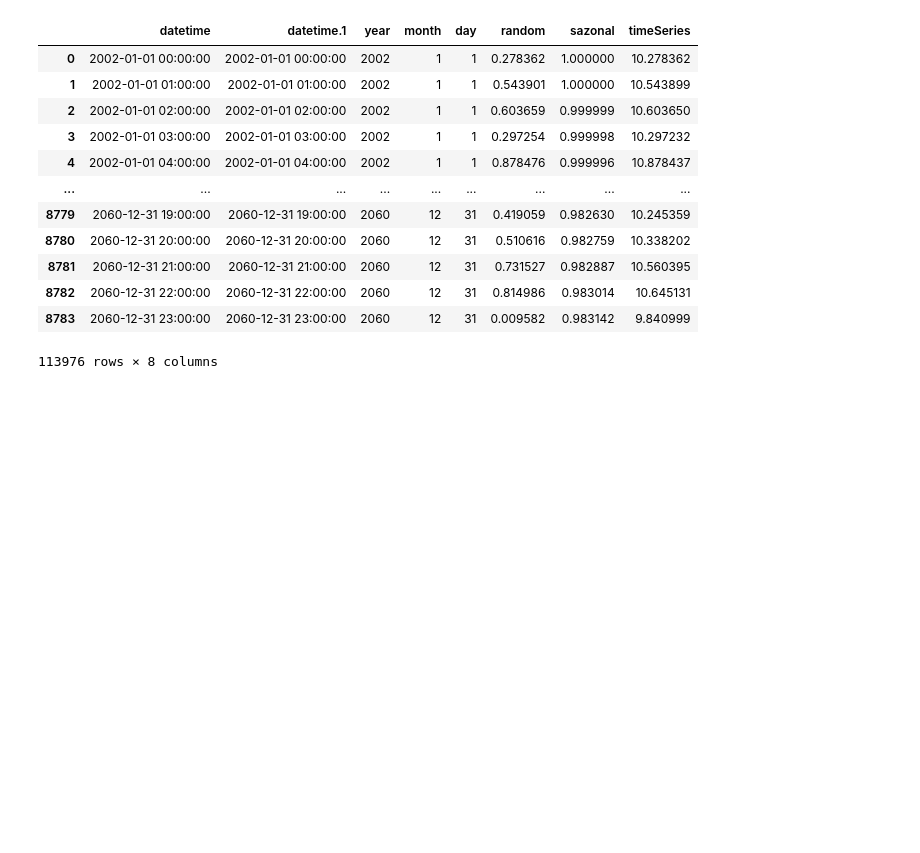
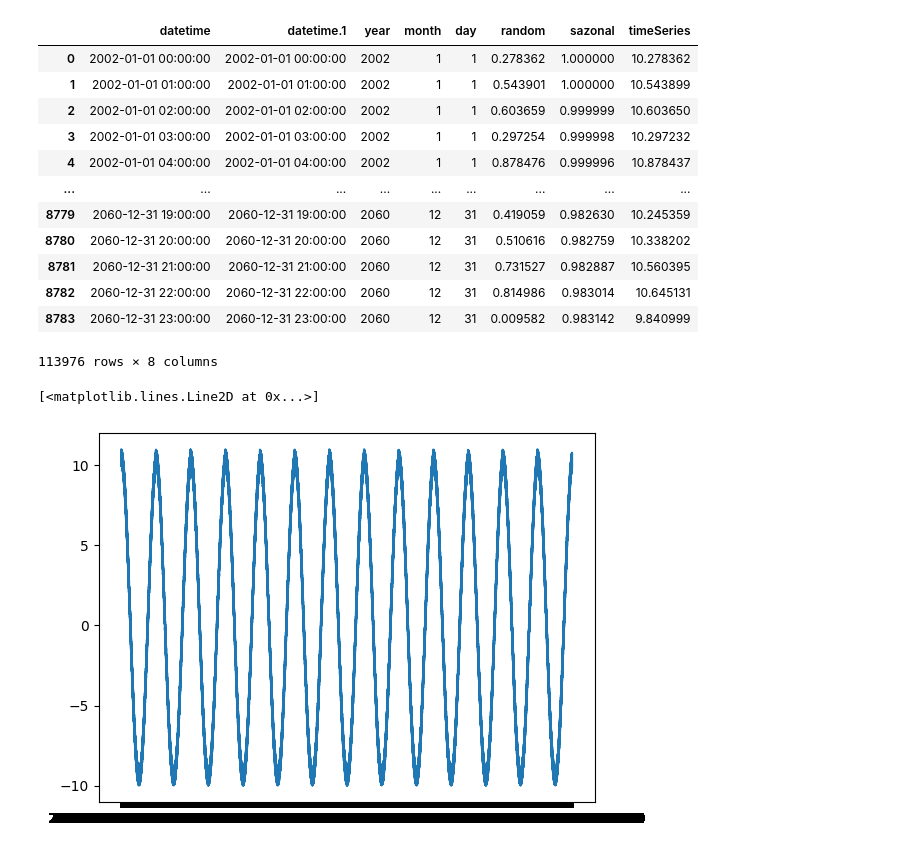
Before and after one commit to douglassilveirac/ENS5173_202401, a Jupyter notebook: pyEnv/Scripts/Atividade01_Etapa02.ipynb, the cells around one changed output. Drawn from its saved outputs; the diff is of its cells as text; code cells hidden in the pictures; blank space fills up the shorter version.

```diff
--- a/pyEnv/Scripts/Atividade01_Etapa02.ipynb
+++ b/pyEnv/Scripts/Atividade01_Etapa02.ipynb
@@ -332,3 +362,8 @@ allDataDf
 | 8782 | 2060-12-31 22:00:00 | 2060-12-31 22:00:00 | 2060 | 12 | 31 | 0.814986 | 0.983014 | 10.645131 |
 | 8783 | 2060-12-31 23:00:00 | 2060-12-31 23:00:00 | 2060 | 12 | 31 | 0.009582 | 0.983142 | 9.840999 |
 113976 rows × 8 columns
+# %%
+plt.plot(allDataDf['datetime'],allDataDf['timeSeries'])
+# %% [output]
+[<matplotlib.lines.Line2D at 0x...>]
+[figure, added]
```
Also changed, not shown: parts of 15 cells of this notebook.
